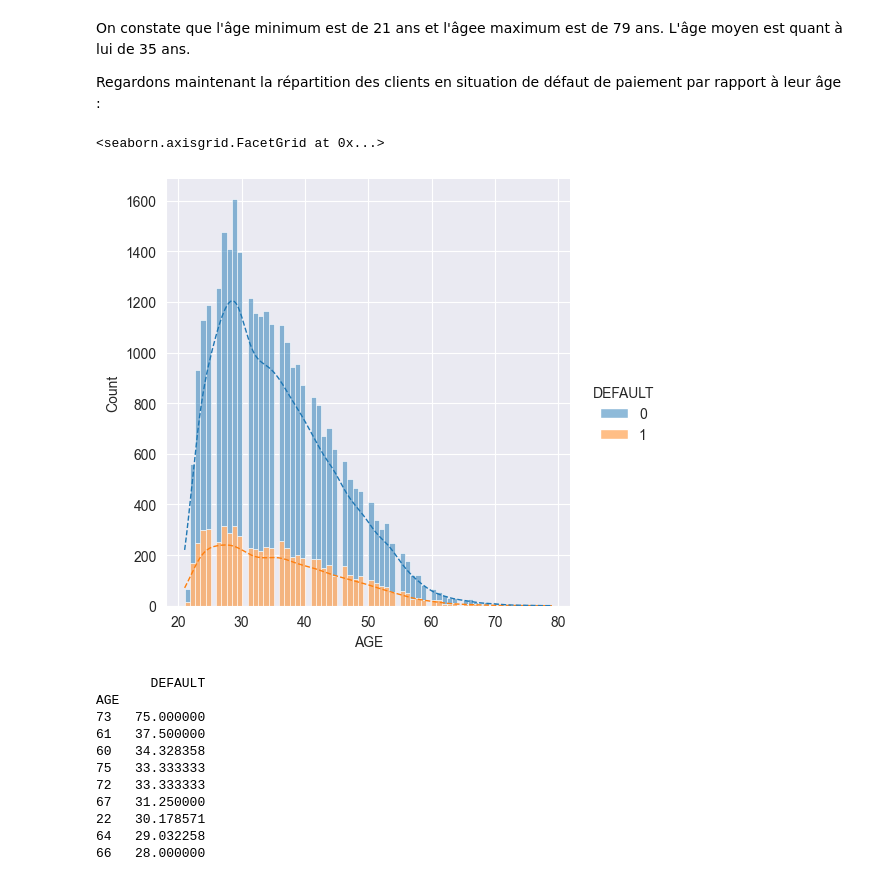
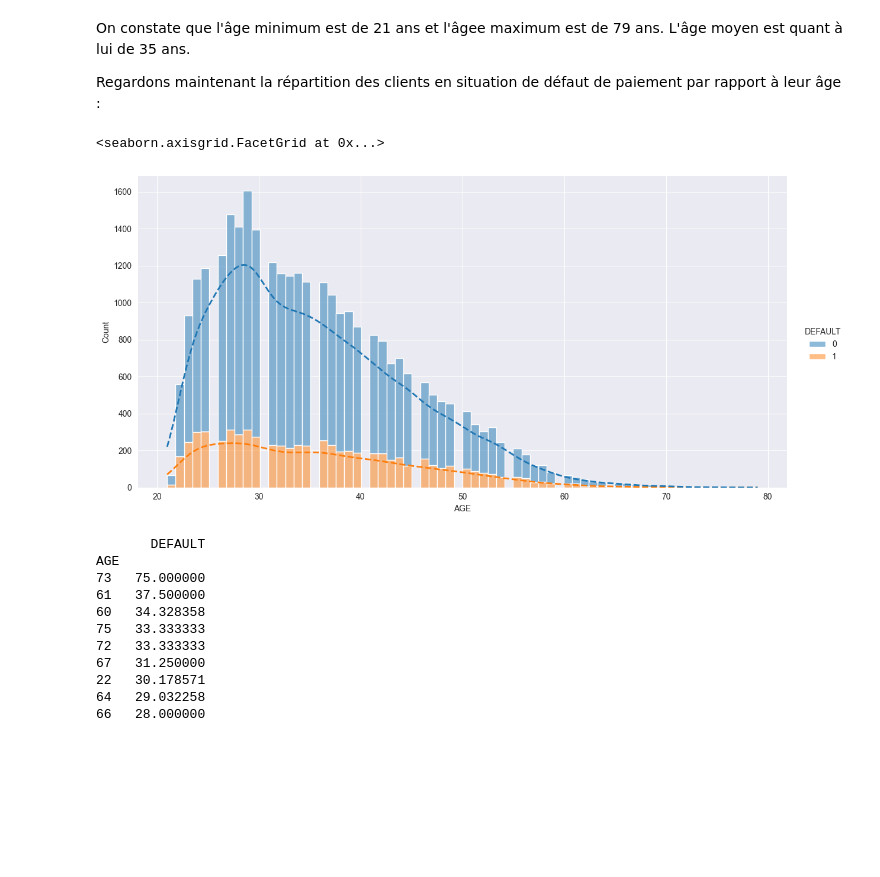
Before and after one commit to Alhern/defaults_prediction, a Jupyter notebook: credit_default.ipynb, the cells around one changed output. Cells and saved outputs as stored; diff of their text form; code cells hidden in the pictures; blank space fills up the shorter version.

```diff
--- a/credit_default.ipynb
+++ b/credit_default.ipynb
@@ -310,10 +378,10 @@ On constate que l'âge minimum est de 21 ans et l'âgee maximum est de 79 ans. L
 
 Regardons maintenant la répartition  des clients en situation de défaut de paiement par rapport à leur âge :
 # %%
-sns.displot(data=df, x="AGE", hue="DEFAULT", multiple="stack", stat='count', kde=True, line_kws={'ls':'--', 'lw':1})
+sns.displot(data=df, x="AGE", hue="DEFAULT", multiple="stack", stat='count', kde=True, line_kws={'ls':'--', 'lw':2}, height=6, aspect=2)
 # %% [output]
 <seaborn.axisgrid.FacetGrid at 0x...>
-[figure, old version]
+[figure, new version]
 # %%
 age_mean = df.groupby('AGE').agg({'DEFAULT':'mean'}).sort_values(ascending=False, by='DEFAULT')
 print(age_mean * 100)
```
Also changed, not shown: parts of 10 cells of this notebook.
